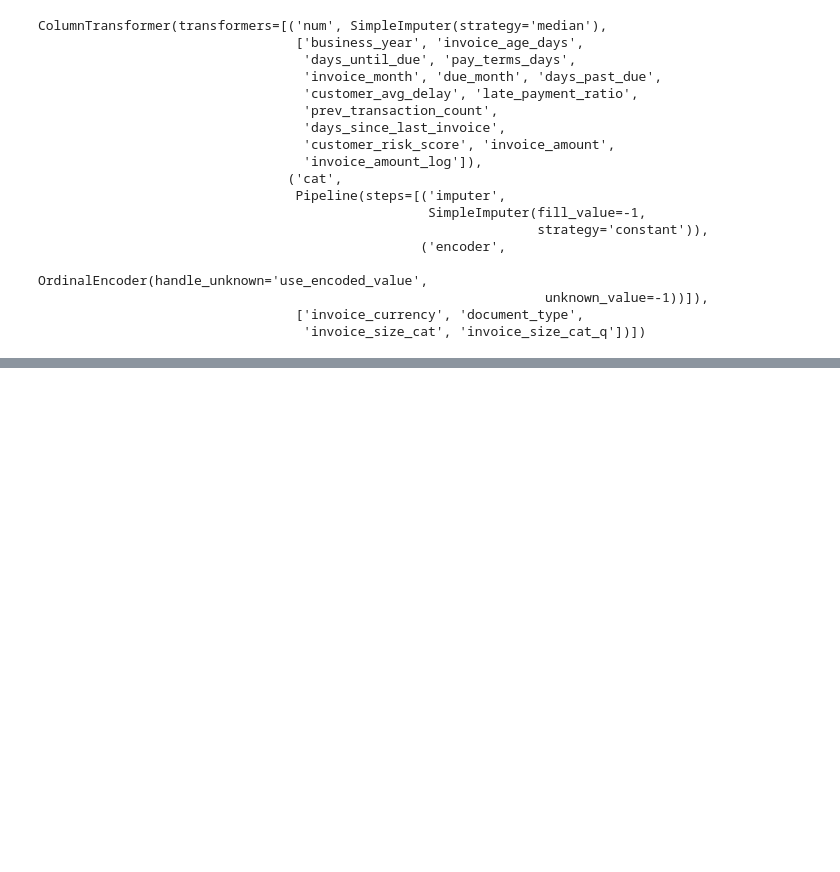
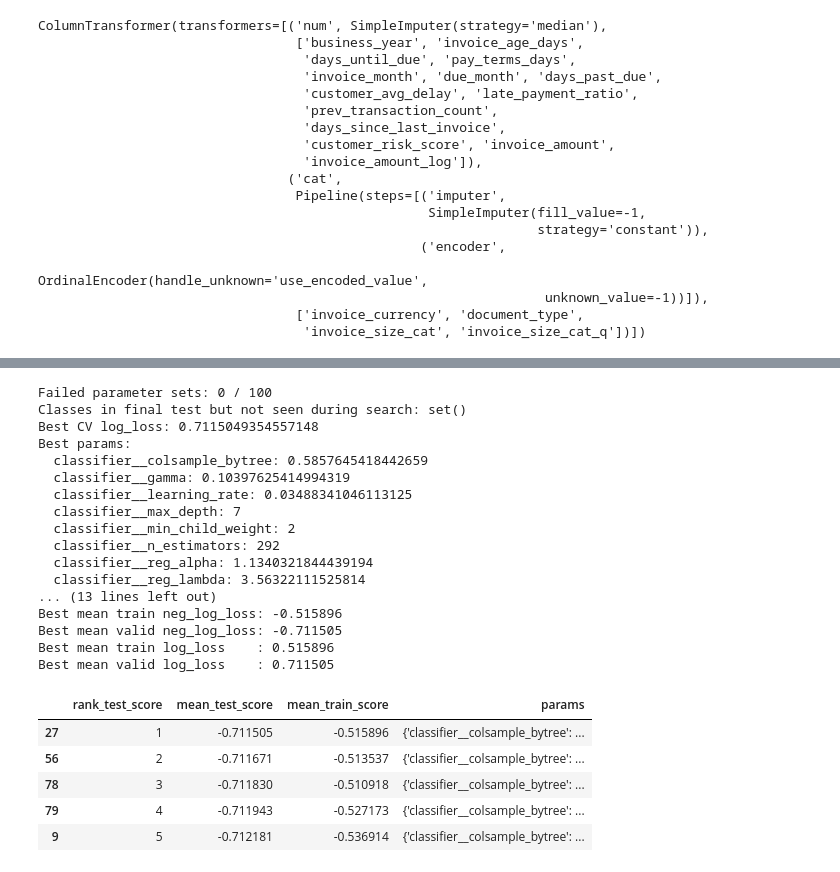
Before and after one commit to EwaltsJ/cf_copilot, a Jupyter notebook: notebooks/model_finetuning_skeleton_derntoan.ipynb, the cells around one changed output, grey strips where cells are left out. Drawn from its saved outputs; the diff is of its cells as text; code cells hidden in the pictures; blank space fills up the shorter version.

```diff
--- a/notebooks/model_finetuning_skeleton_derntoan.ipynb
+++ b/notebooks/model_finetuning_skeleton_derntoan.ipynb
@@ -519,7 +529,7 @@ Parameters: { "scale_pos_weight" } are not used.
 # X_search, y_search = preprocess(search_df)
 # X_final_test, y_final_test = preprocess(final_test_df)
 # %%
-best_model = xgb_random_search.best_estimator_
+best_model = random_search.best_estimator_
 
 y_proba = best_model.predict_proba(X_test)
 y_pred = best_model.predict(X_test)
@@ -529,7 +539,7 @@ clf_classes = np.array(best_model.named_steps["classifier"].classes_)
 search_classes = np.array(sorted(pd.Series(y_train_enc).unique()))
 test_classes = np.array(sorted(pd.Series(y_test_enc).unique()))
 
-cv_results = pd.DataFrame(xgb_random_search.cv_results_)
+cv_results = pd.DataFrame(random_search.cv_results_)
 n_failed = cv_results["mean_test_score"].isna().sum()
 print(f"Failed parameter sets: {n_failed} / {len(cv_results)}")
 
@@ -547,41 +557,65 @@ if y_proba.shape[1] != len(clf_classes):
         f"Mismatch between probability columns ({y_proba.shape[1]}) "
         f"and classifier classes ({len(clf_classes)})."
     )
 
-print("Best CV log_loss:", -xgb_random_search.best_score_)
+print("Best CV log_loss:", -random_search.best_score_)
 print("Best params:")
-for k, v in xgb_random_search.best_params_.items():
+for k, v in random_search.best_params_.items():
     print(f"  {k}: {v}")
 
-final_log_loss = log_loss(y_test, y_proba, labels=clf_classes)
-final_accuracy = accuracy_score(y_test, y_pred)
-final_f1_macro = f1_score(y_test, y_pred, average="macro")
+final_log_loss = log_loss(y_test_enc, y_proba, labels=clf_classes)
+final_accuracy = accuracy_score(y_test_enc, y_pred)
+final_f1_macro = f1_score(y_test_enc, y_pred, average="macro")
 
 print("\nFinal holdout performance")
 print(f"log_loss  : {final_log_loss:.6f}")
 print(f"accuracy  : {final_accuracy:.6f}")
 print(f"f1_macro  : {final_f1_macro:.6f}")
 
 print("\nClass checks")
 print("Search classes:", list(search_classes))
 print("Test classes  :", list(test_classes))
 print("Model classes :", list(clf_classes))
 
-best_idx = xgb_random_search.best_index_
-best_train_score = xgb_random_search.cv_results_["mean_train_score"][best_idx]
-best_valid_score = xgb_random_search.cv_results_["mean_test_score"][best_idx]
+best_idx = random_search.best_index_
+best_train_score = random_search.cv_results_["mean_train_score"][best_idx]
+best_valid_score = random_search.cv_results_["mean_test_score"][best_idx]
 
 print("\nBest CV split scores")
 print(f"Best mean train neg_log_loss: {best_train_score:.6f}")
 print(f"Best mean valid neg_log_loss: {best_valid_score:.6f}")
 print(f"Best mean train log_loss    : {-best_train_score:.6f}")
 print(f"Best mean valid log_loss    : {-best_valid_score:.6f}")
 
 display(
     cv_results.sort_values("rank_test_score")[
         ["rank_test_score", "mean_test_score", "mean_train_score", "params"]
     ].head(5)
 )
+# %% [output]
+Failed parameter sets: 0 / 100
+Classes in final test but not seen during search: set()
+Best CV log_loss: 0.7115049354557148
+Best params:
+  classifier__colsample_bytree: 0.5857645418442659
+  classifier__gamma: 0.10397625414994319
+  classifier__learning_rate: 0.03488341046113125
+  classifier__max_depth: 7
+  classifier__min_child_weight: 2
+  classifier__n_estimators: 292
+  classifier__reg_alpha: 1.1340321844439194
+  classifier__reg_lambda: 3.56322111525814
+... (13 lines left out)
+Best mean train neg_log_loss: -0.515896
+Best mean valid neg_log_loss: -0.711505
+Best mean train log_loss    : 0.515896
+Best mean valid log_loss    : 0.711505
+|  | rank_test_score | mean_test_score | mean_train_score | params |
+| 27 | 1 | -0.711505 | -0.515896 | {'classifier__colsample_bytree': ... |
+| 56 | 2 | -0.711671 | -0.513537 | {'classifier__colsample_bytree': ... |
+| 78 | 3 | -0.711830 | -0.510918 | {'classifier__colsample_bytree': ... |
+| 79 | 4 | -0.711943 | -0.527173 | {'classifier__colsample_bytree': ... |
+| 9 | 5 | -0.712181 | -0.536914 | {'classifier__colsample_bytree': ... |
 # %%
 from cf_copilot.cashflow_prediction.evaluation import build_actual_weekly_cf, compare_forecast_vs_actual, compute_forecast_metrics
 from cf_copilot.cashflow_prediction.registry import WEEK_CLASSES
```
Also changed, not shown: parts of 5 cells of this notebook.
